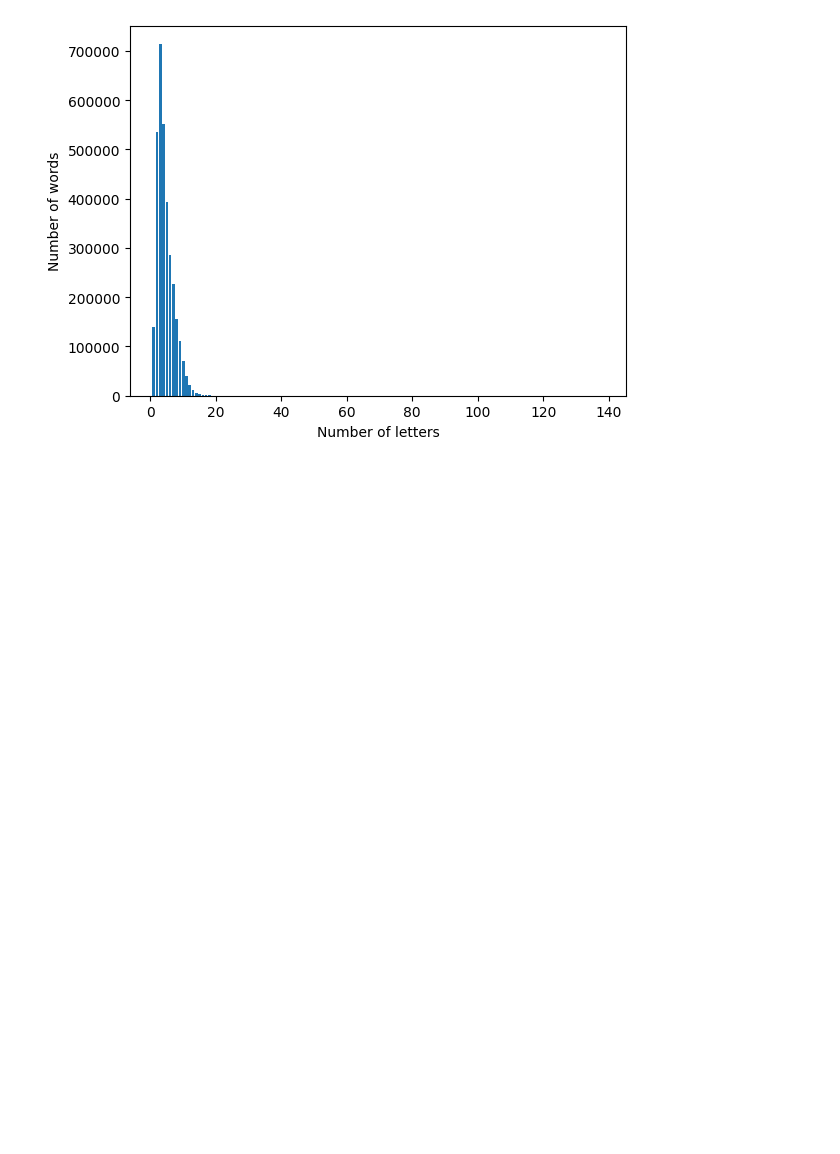
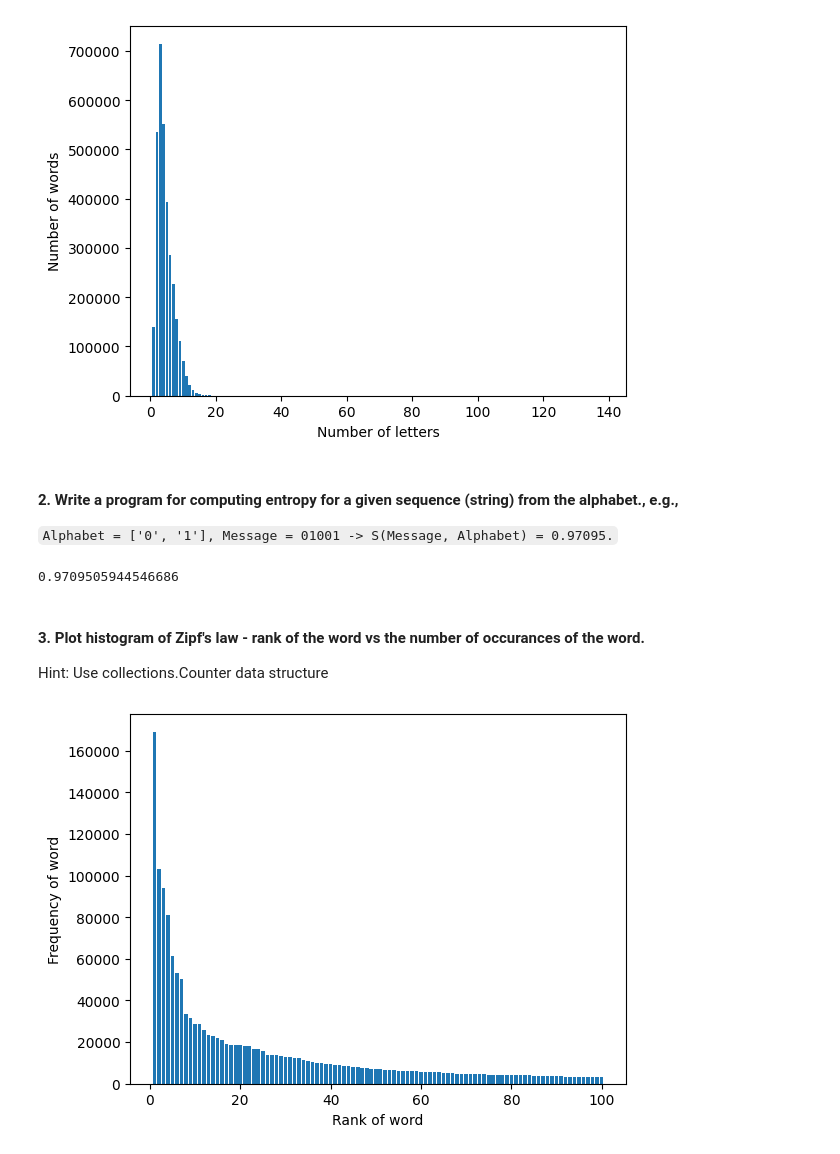
Before and after one commit to Kaspyy/natural-language-processing, a Jupyter notebook: lab1/lab1.ipynb, the cells around one changed output. Saved outputs shown, nothing was run; the diff lists cells and outputs as text; code cells hidden in the pictures; blank space fills up the shorter version.

````diff
--- a/lab1/lab1.ipynb
+++ b/lab1/lab1.ipynb
@@ -15,3 +16,35 @@ with open('zipf.txt', 'r', encoding='utf-8') as f:
     plt.show()
 # %% [output]
 [figure]
+# %% [markdown]
+
+#### **2. Write a program for computing entropy for a given sequence (string) from the alphabet., e.g.,**
+
+```Alphabet = ['0', '1'], Message = 01001 -> S(Message, Alphabet) = 0.97095.```
+# %%
+import math
+
+def entropy(message, alphabet):
+    counter = Counter(message)
+    return -sum(counter[letter] / len(message) * math.log(counter[letter] / len(message), 2) for letter in alphabet)
+
+print(entropy('01001', ['0', '1']))
+# %% [output]
+0.9709505944546686
+# %% [markdown]
+#### **3. Plot histogram of Zipf's law - rank of the word vs the number of occurances of the word.**
+Hint: Use collections.Counter data structure
+# %%
+import matplotlib.pyplot as plt
+from collections import Counter
+
+with open('zipf.txt', 'r', encoding='utf-8') as f:
+    words = f.read().split()
+    counter = Counter(words)
+    counterSorted = counter.most_common(100)
+    plt.bar(range(1, 101), [counterSorted[i][1] for i in range(100)])
+    plt.xlabel('Rank of word')
+    plt.ylabel('Frequency of word')
+    plt.show()
+# %% [output]
+[figure, added]
````
Also changed, not shown: parts of 1 cell of this notebook.
